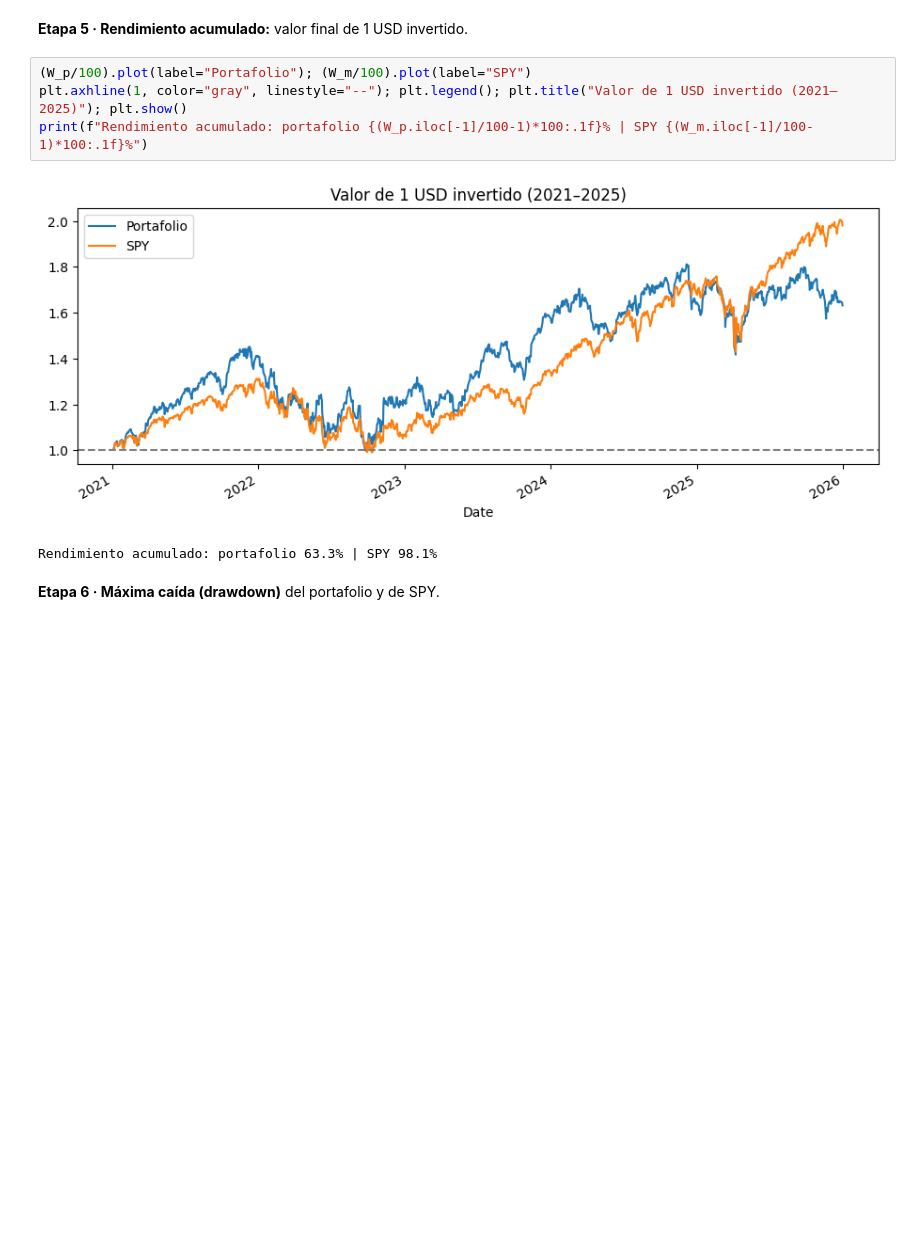
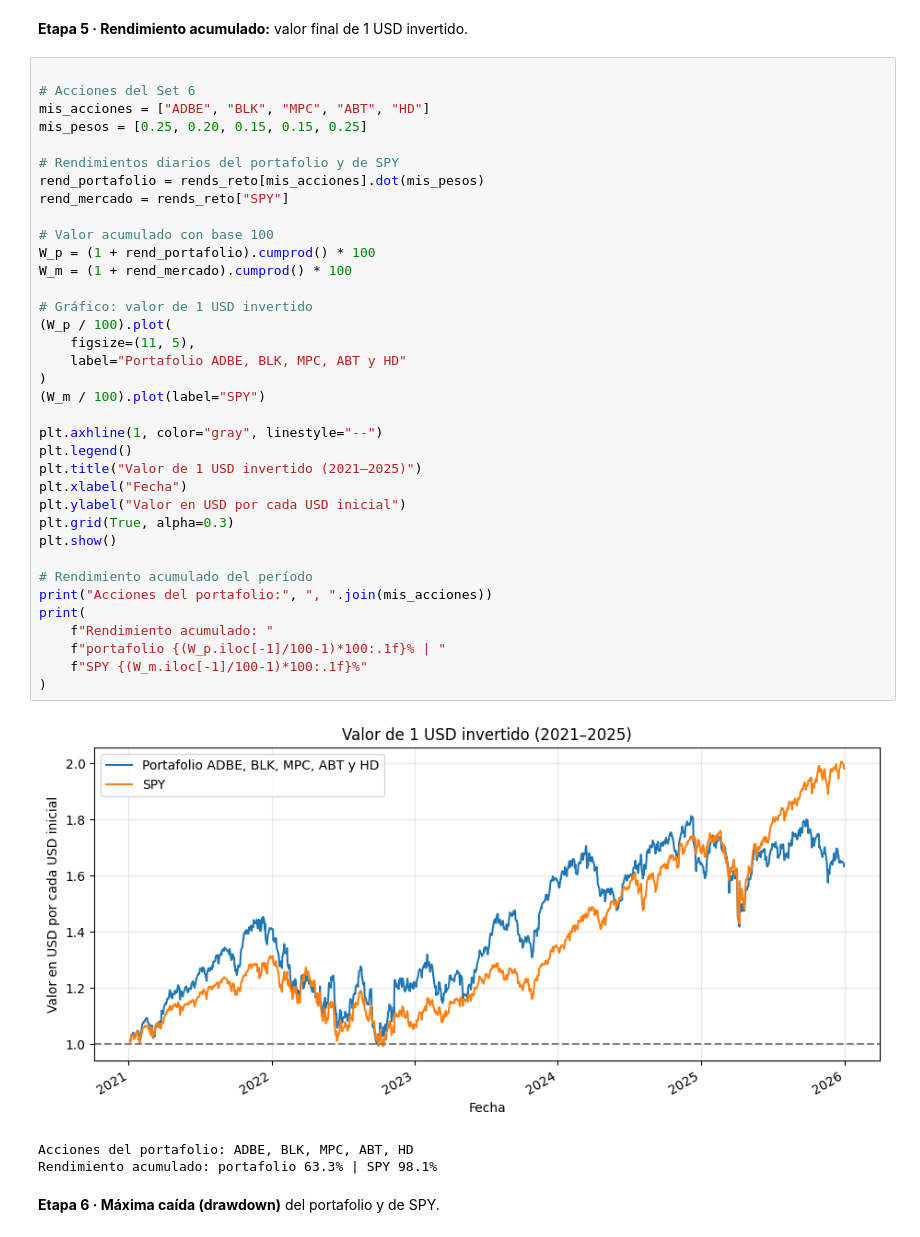
Before and after one commit to mpino3531-art/FACTURA, a Jupyter notebook: Copia_de_S21_Taller5_Series_Temporales.ipynb, the cells around one changed output. Cells and saved outputs as stored; diff of their text form; blank space fills up the shorter version.

```diff
--- a/Copia_de_S21_Taller5_Series_Temporales.ipynb
+++ b/Copia_de_S21_Taller5_Series_Temporales.ipynb
@@ -856,11 +1083,44 @@ Pico de volatilidad móvil del portafolio: 2025-04-10 (44.7%)
 # %% [markdown]
 **Etapa 5 · Rendimiento acumulado:** valor final de 1 USD invertido.
 # %%
-(W_p/100).plot(label="Portafolio"); (W_m/100).plot(label="SPY")
-plt.axhline(1, color="gray", linestyle="--"); plt.legend(); plt.title("Valor de 1 USD invertido (2021–2025)"); plt.show()
-print(f"Rendimiento acumulado: portafolio {(W_p.iloc[-1]/100-1)*100:.1f}% | SPY {(W_m.iloc[-1]/100-1)*100:.1f}%")
+
+# Acciones del Set 6
+mis_acciones = ["ADBE", "BLK", "MPC", "ABT", "HD"]
+mis_pesos = [0.25, 0.20, 0.15, 0.15, 0.25]
+
+# Rendimientos diarios del portafolio y de SPY
+rend_portafolio = rends_reto[mis_acciones].dot(mis_pesos)
+rend_mercado = rends_reto["SPY"]
+
+# Valor acumulado con base 100
+W_p = (1 + rend_portafolio).cumprod() * 100
+W_m = (1 + rend_mercado).cumprod() * 100
+
+# Gráfico: valor de 1 USD invertido
+(W_p / 100).plot(
+    figsize=(11, 5),
+    label="Portafolio ADBE, BLK, MPC, ABT y HD"
+)
+(W_m / 100).plot(label="SPY")
+
+plt.axhline(1, color="gray", linestyle="--")
+plt.legend()
+plt.title("Valor de 1 USD invertido (2021–2025)")
+plt.xlabel("Fecha")
+plt.ylabel("Valor en USD por cada USD inicial")
+plt.grid(True, alpha=0.3)
+plt.show()
+
+# Rendimiento acumulado del período
+print("Acciones del portafolio:", ", ".join(mis_acciones))
+print(
+    f"Rendimiento acumulado: "
+    f"portafolio {(W_p.iloc[-1]/100-1)*100:.1f}% | "
+    f"SPY {(W_m.iloc[-1]/100-1)*100:.1f}%"
+)
 # %% [output]
-[figure, old version]
+[figure, new version]
+Acciones del portafolio: ADBE, BLK, MPC, ABT, HD
 Rendimiento acumulado: portafolio 63.3% | SPY 98.1%
 # %% [markdown]
 **Etapa 6 · Máxima caída (drawdown)** del portafolio y de SPY.
```
Also changed, not shown: parts of 14 cells of this notebook.
